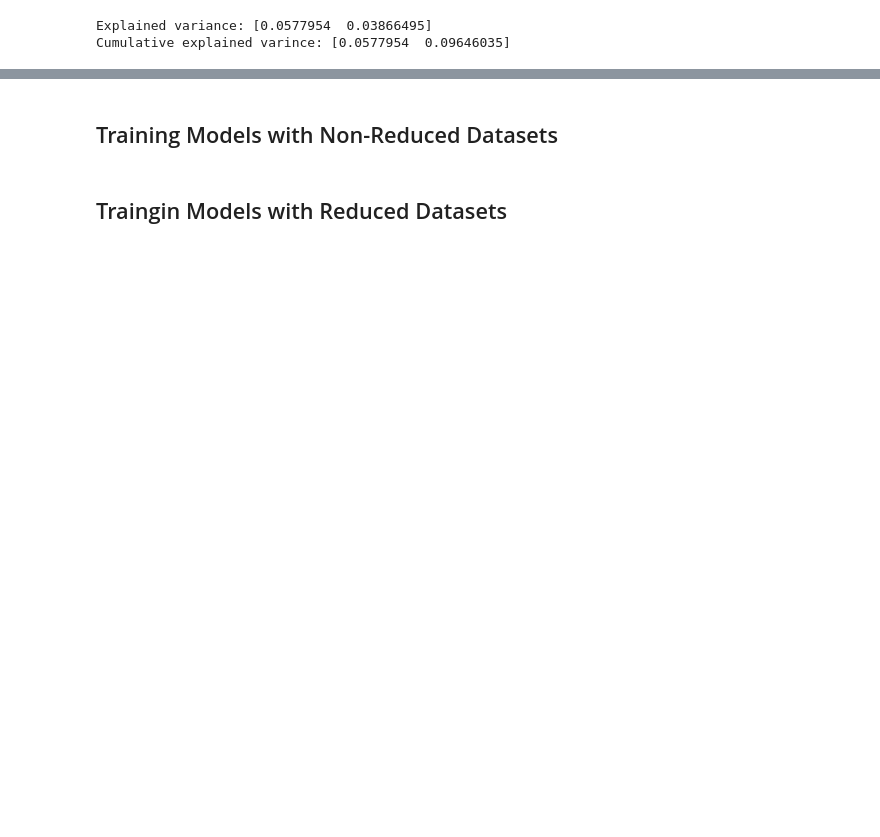
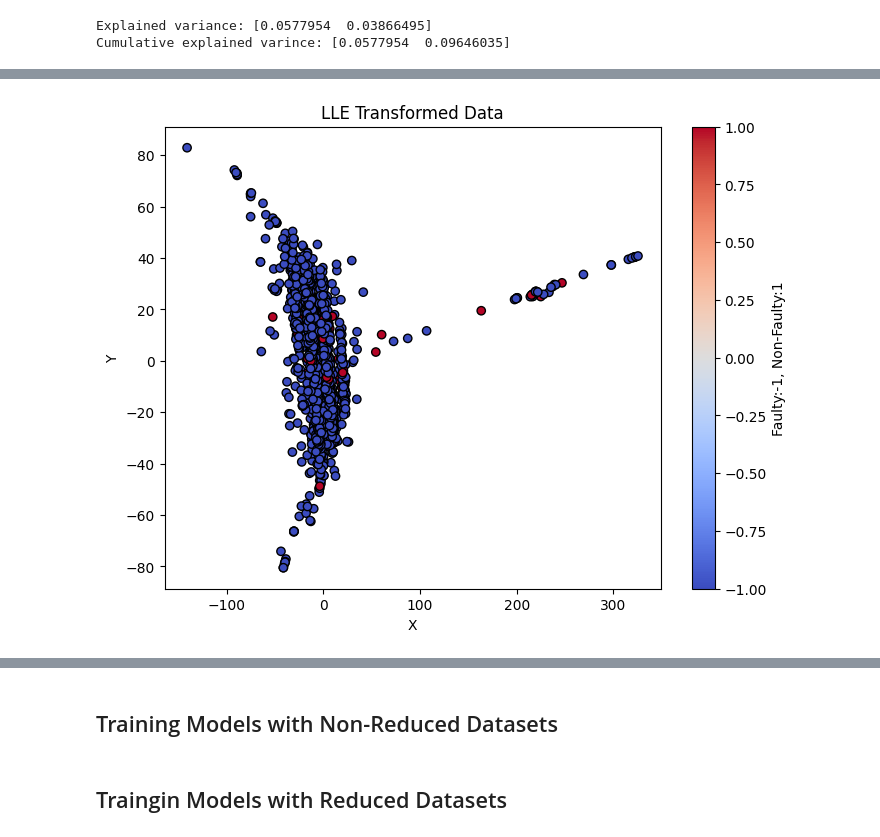
Before and after one commit to GrantOstafichuk/Dimensionality-Reduction, a Jupyter notebook: dimensionality_reduction.ipynb, the cells around one changed output, grey strips where cells are left out. Cells and saved outputs as stored; diff of their text form; code cells hidden in the pictures; blank space fills up the shorter version.

```diff
--- a/dimensionality_reduction.ipynb
+++ b/dimensionality_reduction.ipynb
@@ -159,0 +188,16 @@ Cumulative explained varince: [0.0577954  0.09646035]
+# %%
+# ISOmap
+lle = Isomap(n_components=2)
+lle_transformed = lle.fit_transform(X)
+
+x_lle, y_lle = zip(*lle_transformed)
+
+plt.figure(figsize=(8,6))
+plt.scatter(x_lle, y_lle, c=y, cmap='coolwarm', edgecolor='k')
+plt.xlabel("X")
+plt.ylabel("Y")
+plt.title("LLE Transformed Data")
+plt.colorbar(label="Faulty:-1, Non-Faulty:1")
+plt.show()
+# %% [output]
+[figure, added]
```
Also changed, not shown: parts of 9 cells of this notebook.
